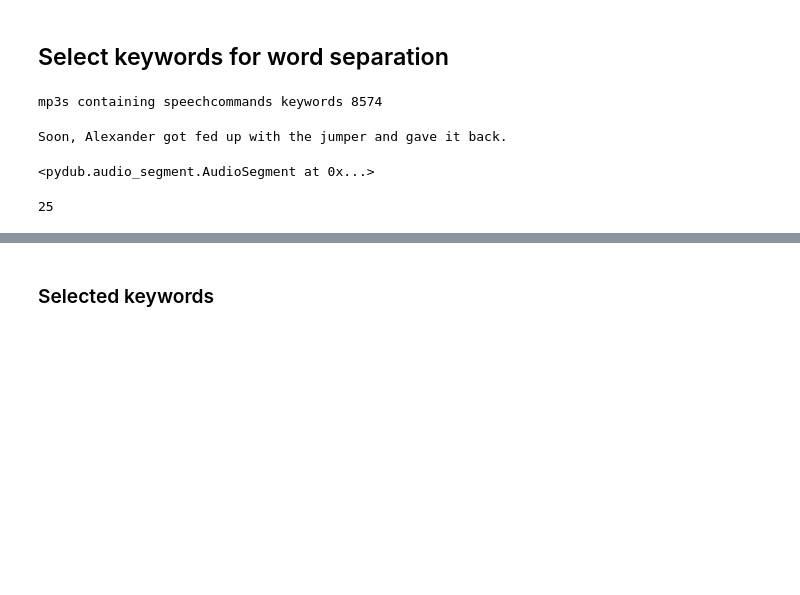
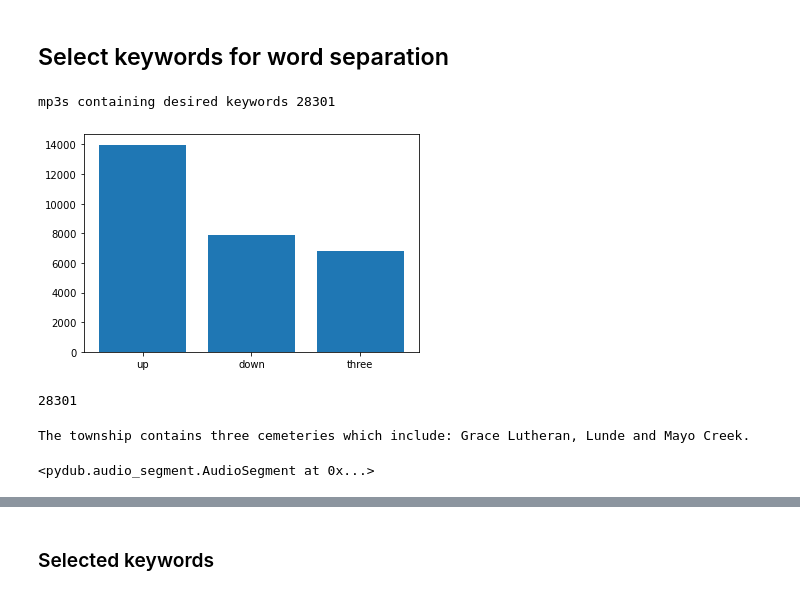
Before and after one commit to harvard-edge/multilingual_kws, a Jupyter notebook: ParseGoogleCloud.ipynb, the cells around one changed output, grey strips where cells are left out. Drawn from its saved outputs; the diff is of its cells as text; code cells hidden in the pictures; blank space fills up the shorter version.

```diff
--- a/ParseGoogleCloud.ipynb
+++ b/ParseGoogleCloud.ipynb
@@ -21,6 +21,7 @@ import functools
 from IPython.display import clear_output
 # %%
 clips_path = "../mozilla_common_voice/clips/" # english corpus
-df = pd.read_csv("../mozilla_common_voice/train.tsv", sep="\t")
-print("number of mp3s in training set: ", df.shape[0])
+train_df = pd.read_csv("../mozilla_common_voice/train.tsv", sep="\t")
+val_df = pd.read_csv("../mozilla_common_voice/validated.tsv", sep="\t")
+print("number of mp3s in training set: ", train_df.shape[0], " - validated set: ", val_df.shape[0])
 # %% [output]
@@ -27,0 +34,3 @@ number of mp3s in training set:  232975
+# %%
+val_df.dropna(subset=['sentence'],inplace=True)
+print(val_df.shape[0])
@@ -61,14 +72,34 @@ def clean_and_filter(keyword_set: Set[str], sentence: str) -> List[str]:
     words = [word.lower() for word in tokens if word.isalpha()]
     return list(filter(lambda w: w in keyword_set, words))
 # %%
-keyword_set = set(["up", "no", "three"])
+keywords_set = set(["up", "down", "three"])
 
 # TODO(MMAZ) inefficient
-df['keywords'] = df.sentence.apply(functools.partial(clean_and_filter, keyword_set))
+val_df['keywords'] = val_df.sentence.apply(functools.partial(clean_and_filter, keywords_set))
 
-df.keywords.dropna(inplace=True)
-usable = df.keywords.transform(len)
-print("mp3s containing speechcommands keywords", usable[usable > 0].shape[0])
+val_df.dropna(subset=["keywords"], inplace=True)
+usable = val_df.loc[val_df.keywords.transform(len) > 0]
+print("mp3s containing desired keywords", usable.shape[0])
 # %% [output]
-mp3s containing speechcommands keywords 8574
+mp3s containing desired keywords 28301
+# %%
+# convert usable from slice, and add boolean columns for keyword presence
+usable = usable.copy()
+usable["up"] = usable.keywords.apply(lambda l: "up" in l)
+usable["down"] = usable.keywords.apply(lambda l: "down" in l)
+usable["three"] = usable.keywords.apply(lambda l: "three" in l)
+# %%
+labels = ["up", "down", "three"]
+counts = [
+    usable.up.value_counts().loc[True],
+    usable.down.value_counts().loc[True],
+    usable.three.value_counts().loc[True],
+]
+fig, ax = plt.subplots()
+ax.set_xticks(range(len(labels)))
+ax.set_xticklabels(labels)
+fig.patch.set_facecolor('white')
+ax.bar(range(len(labels)), counts);
+# %% [output]
+[figure, added]
 # %%
@@ -78,2 +110,5 @@ usable.drop(['keywords'], axis=1).to_csv("keywords_train.tsv", sep="\t", quoting
 # %%
-keywords = pd.read_csv("keywords_train.tsv", sep="\t")
+keywords = pd.read_csv("keywords_listen.tsv", sep="\t")
+print(keywords.shape[0])
+# %% [output]
+28301
@@ -80,12 +121,8 @@ keywords = pd.read_csv("keywords_train.tsv", sep="\t")
 # %%
-sample = np.random.randint(keywords.shape[0])
-print(keywords.iloc[sample].sentence)
-listen_to_sample(df=keywords, ix=sample, clips_path=clips_path)
+q = three
+sample = np.random.randint(q.shape[0])
+print(q.iloc[sample].sentence)
+listen_to_sample(df=q, ix=sample, clips_path=clips_path)
 # %% [output]
-Soon, Alexander got fed up with the jumper and gave it back.
+The township contains three cemeteries which include: Grace Lutheran, Lunde and Mayo Creek.
 <pydub.audio_segment.AudioSegment at 0x...>
-# %%
-selected_clips.append(sample)
-print(len(selected_clips))
-# %% [output]
-25
```
Also changed, not shown: parts of 15 cells of this notebook, 1 other file.
